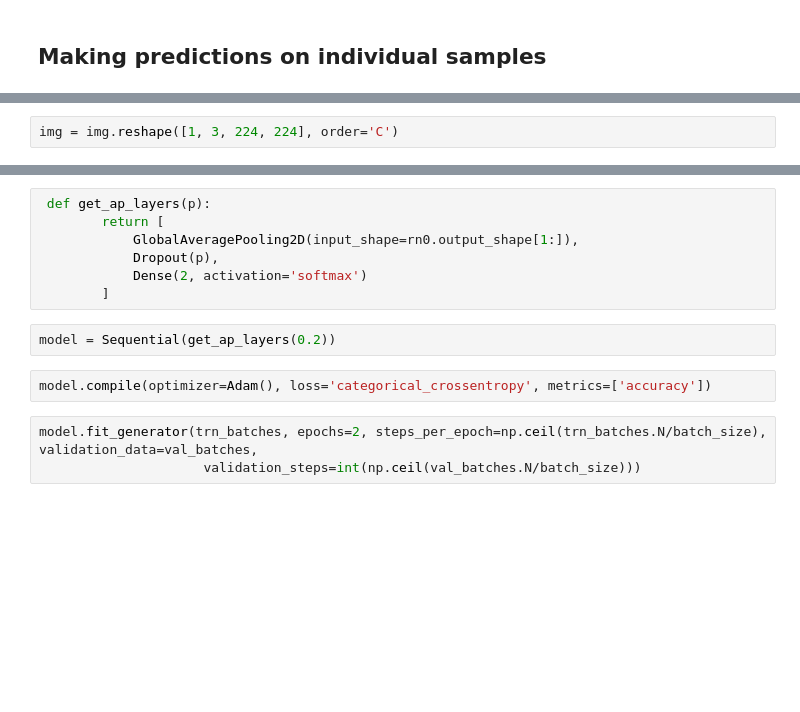
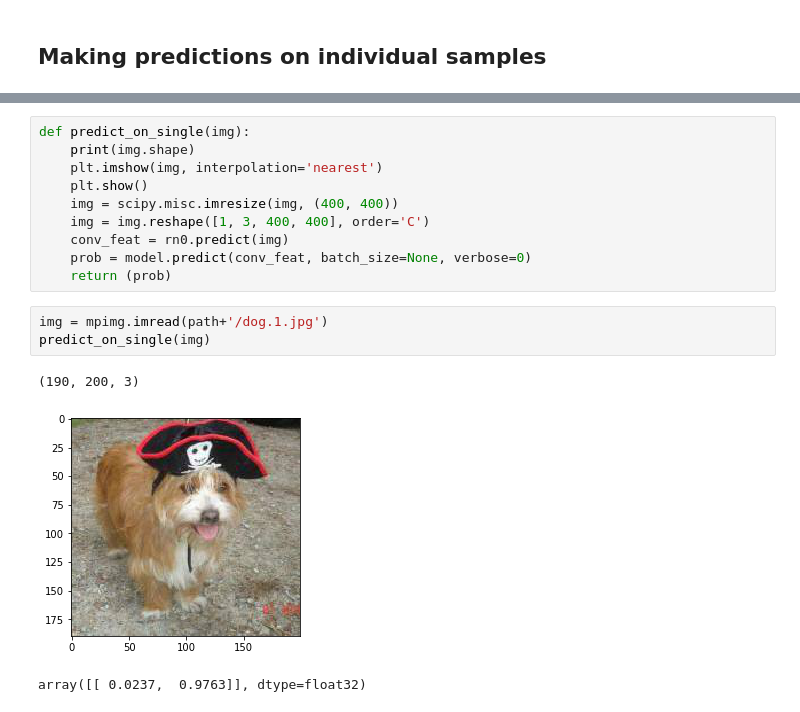
Before and after one commit to shehel/ML-random, a Jupyter notebook: Resnet.ipynb, the cells around one changed output, grey strips where cells are left out. Cells and saved outputs as stored; diff of their text form; blank space fills up the shorter version.

```diff
--- a/Resnet.ipynb
+++ b/Resnet.ipynb
@@ -185,2 +231,0 @@ img = scipy.misc.imresize(img, (224, 224))
-# %%
-img = img.reshape([1, 3, 224, 224], order='C')
@@ -197,14 +232,17 @@ array([[ 0.6691,  0.3309]], dtype=float32)
-# %%
- def get_ap_layers(p):
-        return [
-            GlobalAveragePooling2D(input_shape=rn0.output_shape[1:]),
-            Dropout(p),
-            Dense(2, activation='softmax')
-        ]
-# %%
-model = Sequential(get_ap_layers(0.2))
-# %%
-model.compile(optimizer=Adam(), loss='categorical_crossentropy', metrics=['accuracy'])
-# %%
-model.fit_generator(trn_batches, epochs=2, steps_per_epoch=np.ceil(trn_batches.N/batch_size), validation_data=val_batches,
-                     validation_steps=int(np.ceil(val_batches.N/batch_size)))
+# %%
+def predict_on_single(img):
+    print(img.shape)
+    plt.imshow(img, interpolation='nearest')
+    plt.show()
+    img = scipy.misc.imresize(img, (400, 400))
+    img = img.reshape([1, 3, 400, 400], order='C')
+    conv_feat = rn0.predict(img)
+    prob = model.predict(conv_feat, batch_size=None, verbose=0)
+    return (prob)
+# %%
+img = mpimg.imread(path+'/dog.1.jpg')
+predict_on_single(img)
+# %% [output]
+(190, 200, 3)
+[figure, added]
+array([[ 0.0237,  0.9763]], dtype=float32)
```
Also changed, not shown: parts of 37 cells of this notebook, 5 other files.
